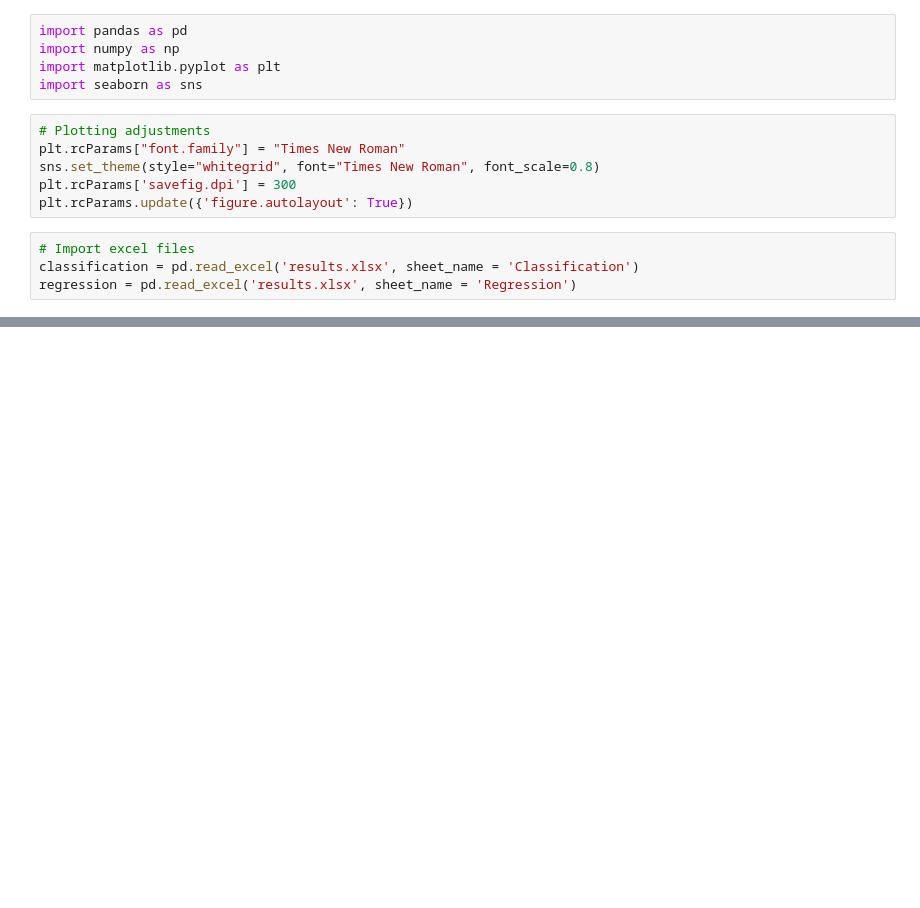
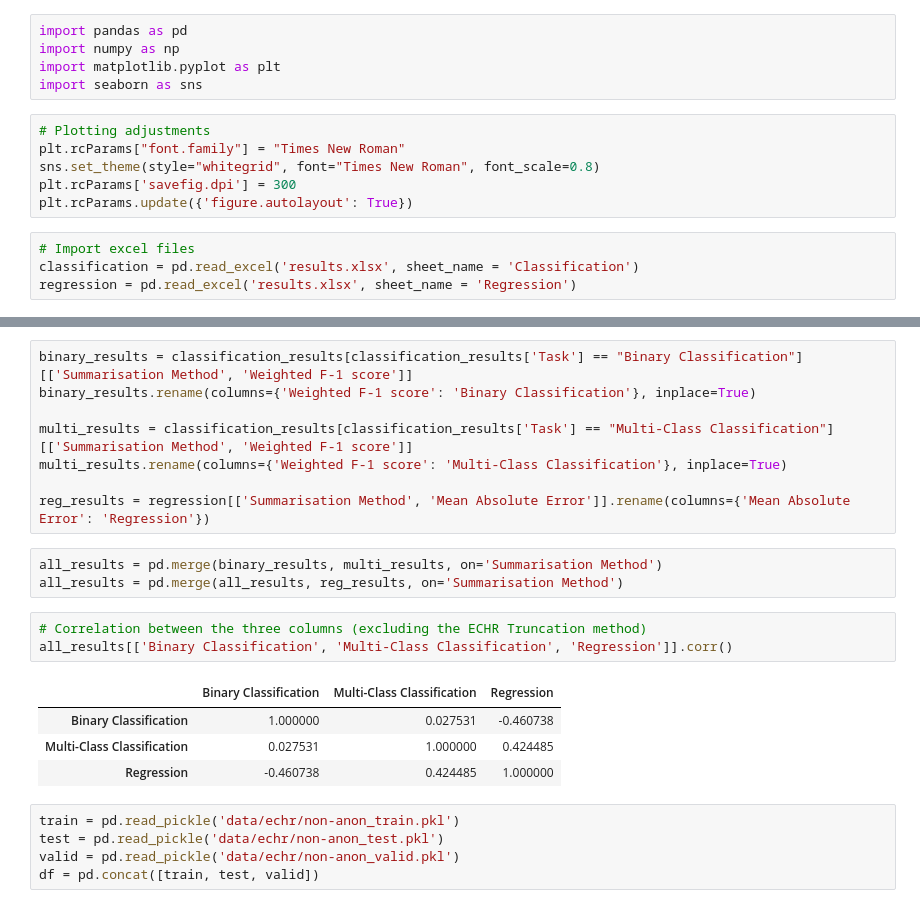
Before and after one commit to rorycreedon/comp0087_assignment, a Jupyter notebook: plots.ipynb, the cells around one changed output, grey strips where cells are left out. Drawn from its saved outputs; the diff is of its cells as text; blank space fills up the shorter version.

```diff
--- a/plots.ipynb
+++ b/plots.ipynb
@@ -137,0 +138,24 @@ NameError: name 'regression' is not defined
+# %%
+binary_results = classification_results[classification_results['Task'] == "Binary Classification"][['Summarisation Method', 'Weighted F-1 score']]
+binary_results.rename(columns={'Weighted F-1 score': 'Binary Classification'}, inplace=True)
+
+multi_results = classification_results[classification_results['Task'] == "Multi-Class Classification"][['Summarisation Method', 'Weighted F-1 score']]
+multi_results.rename(columns={'Weighted F-1 score': 'Multi-Class Classification'}, inplace=True)
+
+reg_results = regression[['Summarisation Method', 'Mean Absolute Error']].rename(columns={'Mean Absolute Error': 'Regression'})
+# %%
+all_results = pd.merge(binary_results, multi_results, on='Summarisation Method')
+all_results = pd.merge(all_results, reg_results, on='Summarisation Method')
+# %%
+# Correlation between the three columns (excluding the ECHR Truncation method)
+all_results[['Binary Classification', 'Multi-Class Classification', 'Regression']].corr()
+# %% [output]
+|  | Binary Classification | Multi-Class Classification | Regression |
+| Binary Classification | 1.000000 | 0.027531 | -0.460738 |
+| Multi-Class Classification | 0.027531 | 1.000000 | 0.424485 |
+| Regression | -0.460738 | 0.424485 | 1.000000 |
+# %%
+train = pd.read_pickle('data/echr/non-anon_train.pkl')
+test = pd.read_pickle('data/echr/non-anon_test.pkl')
+valid = pd.read_pickle('data/echr/non-anon_valid.pkl')
+df = pd.concat([train, test, valid])
```
Also changed, not shown: parts of 4 cells of this notebook, 4 other files.
